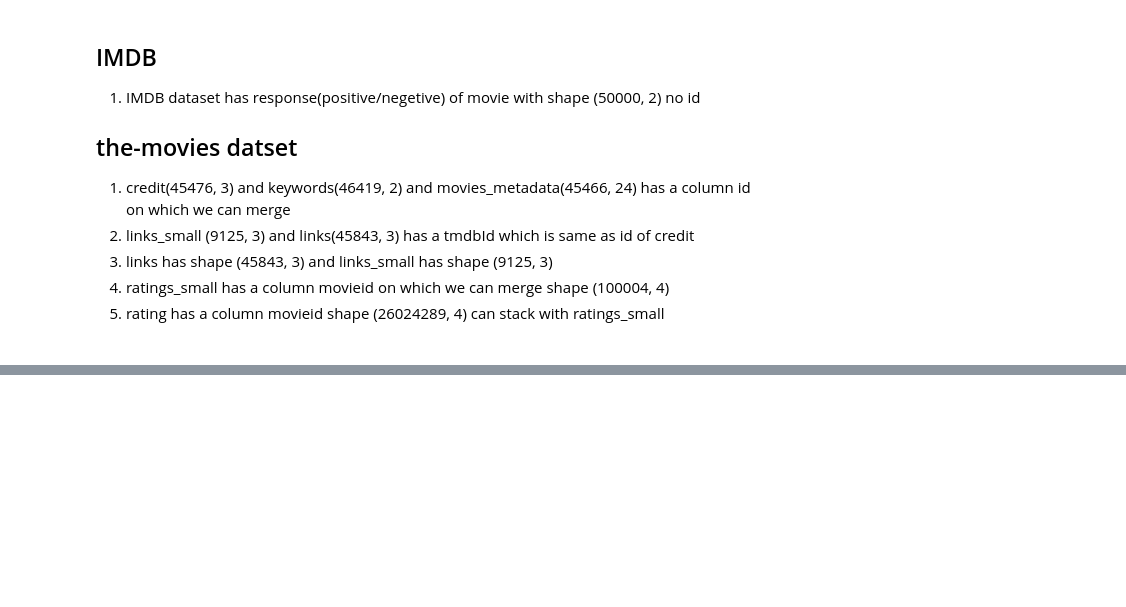
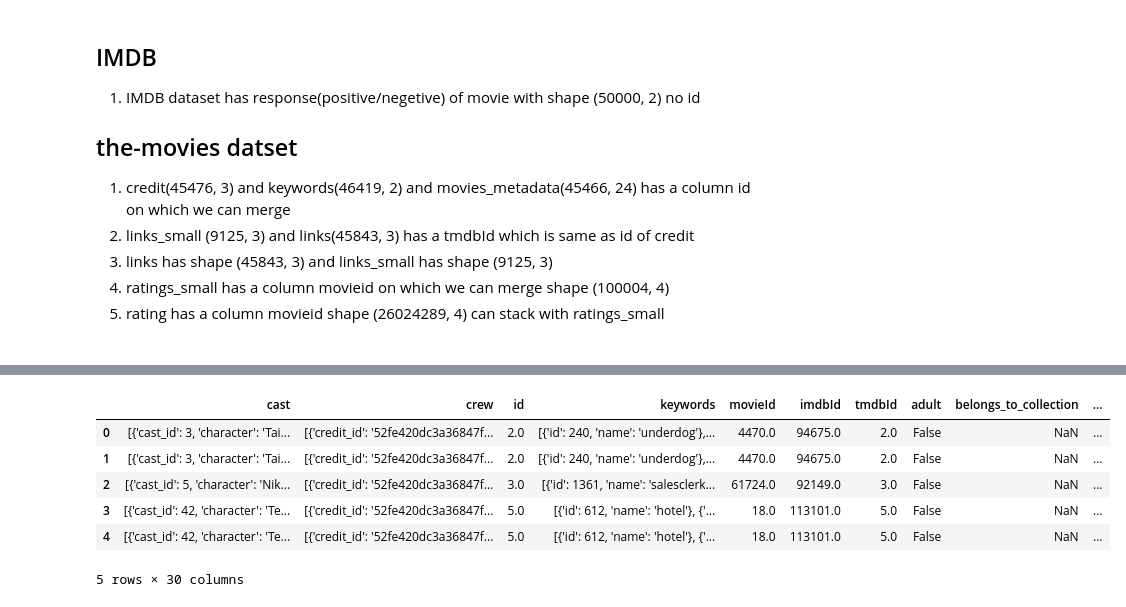
Before and after one commit to Himanshu7d3/CINEIQ, a Jupyter notebook: Data_Gathering.ipynb, the cells around one changed output, grey strips where cells are left out. Saved outputs shown, nothing was run; the diff lists cells and outputs as text; code cells hidden in the pictures; blank space fills up the shorter version.

```diff
--- a/Data_Gathering.ipynb
+++ b/Data_Gathering.ipynb
@@ -117,4 +127,10 @@ df = pd.read_csv(r"D:\CINEIQ\CINEIQ\Datasets\the-movies-dataset\movies_metadata.
 
 ##
 # %%
-df.shape
+credits_df=dataframes['credits']
+keywords_df=dataframes['keywords']
+links_df=dataframes['links']
+links_small_df=dataframes['links_small']
+movies_metadata_df=dataframes['movies_metadata']
+ratings_df=dataframes['ratings']
+ratings_small_df=dataframes['ratings_small']
@@ -122,0 +169,2 @@ df.shape
+# %%
+combined_links = pd.concat([links_df, links_small_df], axis=0, ignore_index=True)
@@ -122,0 +208,16 @@ df.shape
+# %%
+movies_metadata_df["id"] = pd.to_numeric(movies_metadata_df["id"], errors="coerce")
+# %%
+df = credits_df.merge(keywords_df,on="id", how="outer") \
+        .merge(combined_links, left_on="id", right_on="tmdbId", how="outer") \
+        .merge(movies_metadata_df,on="id", how="outer")
+# %%
+df.head()
+# %% [output]
+|  | cast | crew | id | keywords | movieId | imdbId | tmdbId | adult | belongs_to_collection | ... |
+| 0 | [{'cast_id': 3, 'character': 'Tai... | [{'credit_id': '52fe420dc3a36847f... | 2.0 | [{'id': 240, 'name': 'underdog'},... | 4470.0 | 94675.0 | 2.0 | False | NaN | ... |
+| 1 | [{'cast_id': 3, 'character': 'Tai... | [{'credit_id': '52fe420dc3a36847f... | 2.0 | [{'id': 240, 'name': 'underdog'},... | 4470.0 | 94675.0 | 2.0 | False | NaN | ... |
+| 2 | [{'cast_id': 5, 'character': 'Nik... | [{'credit_id': '52fe420dc3a36847f... | 3.0 | [{'id': 1361, 'name': 'salesclerk... | 61724.0 | 92149.0 | 3.0 | False | NaN | ... |
+| 3 | [{'cast_id': 42, 'character': 'Te... | [{'credit_id': '52fe420dc3a36847f... | 5.0 | [{'id': 612, 'name': 'hotel'}, {'... | 18.0 | 113101.0 | 5.0 | False | NaN | ... |
+| 4 | [{'cast_id': 42, 'character': 'Te... | [{'credit_id': '52fe420dc3a36847f... | 5.0 | [{'id': 612, 'name': 'hotel'}, {'... | 18.0 | 113101.0 | 5.0 | False | NaN | ... |
+5 rows × 30 columns
```
Also changed, not shown: parts of 20 cells of this notebook.
